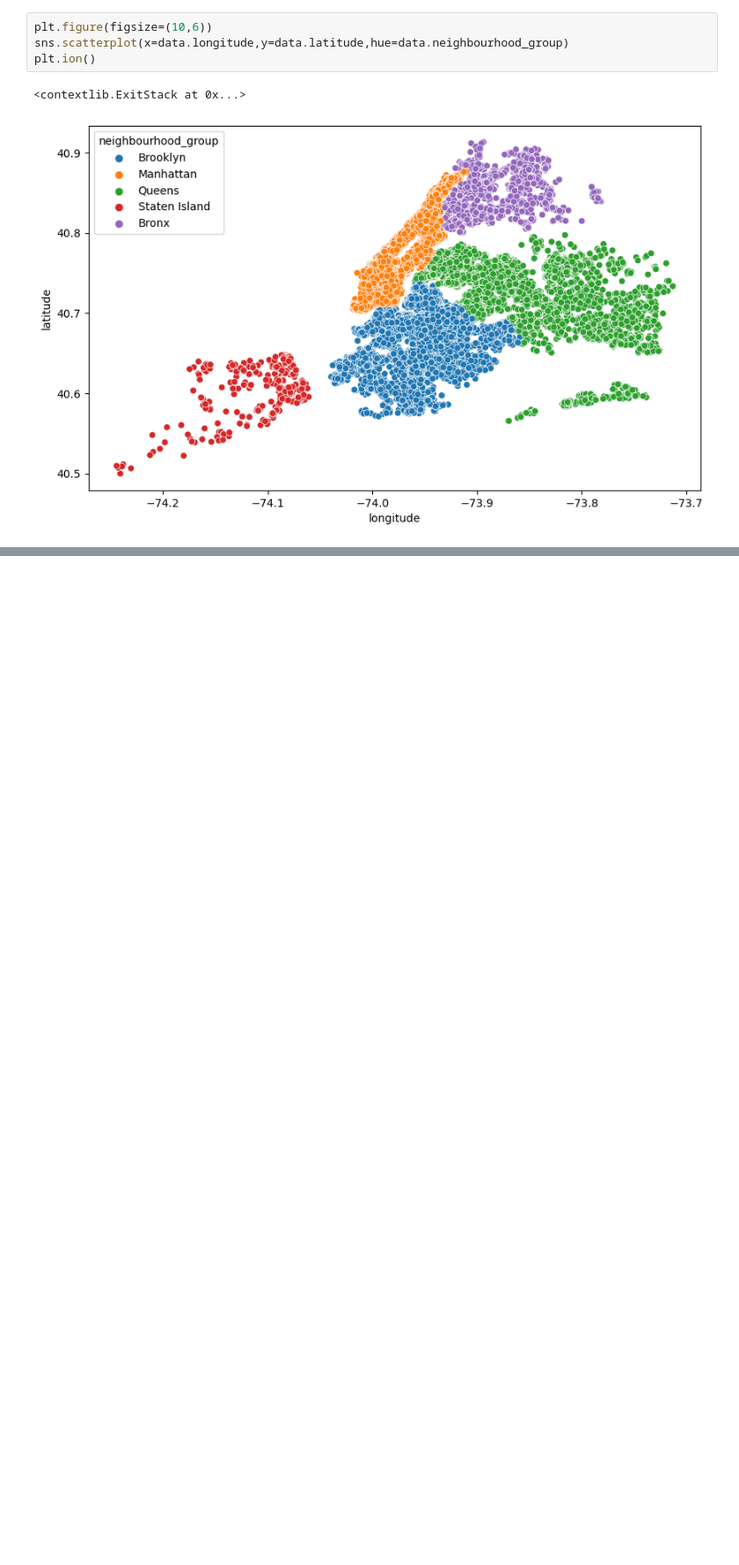
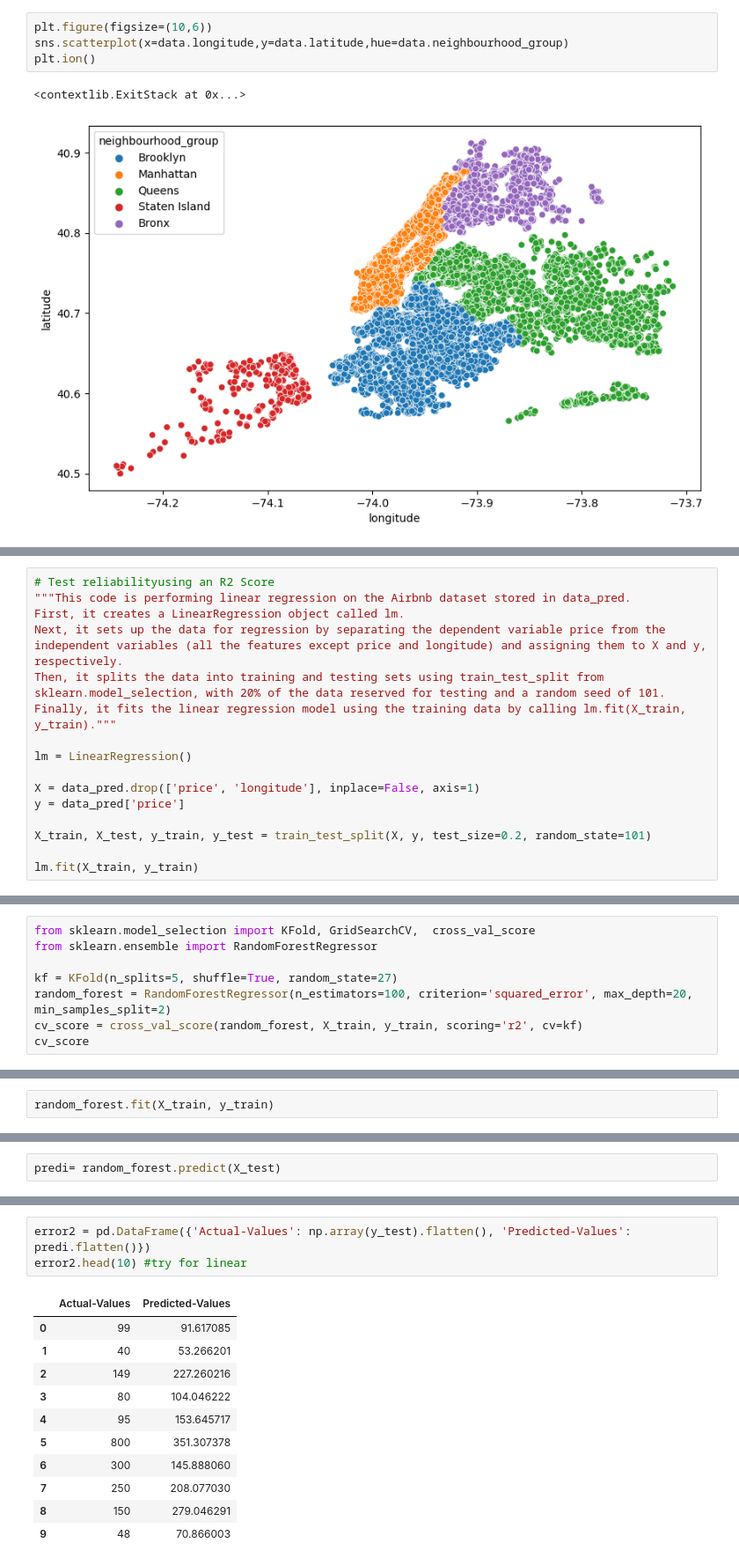
Before and after one commit to mary-vo/building-python-analytics-solution, a Jupyter notebook: model.ipynb, the cells around one changed output, grey strips where cells are left out. Shown at 88% size. Saved outputs shown, nothing was run; the diff lists cells and outputs as text; blank space fills up the shorter version.

Commit message:
uploading predictive modeling exercise

```diff
--- a/model.ipynb
+++ b/model.ipynb
@@ -115,0 +152,16 @@ plt.ion()
+# %%
+# Test reliabilityusing an R2 Score
+"""This code is performing linear regression on the Airbnb dataset stored in data_pred.
+First, it creates a LinearRegression object called lm.
+Next, it sets up the data for regression by separating the dependent variable price from the independent variables (all the features except price and longitude) and assigning them to X and y, respectively.
+Then, it splits the data into training and testing sets using train_test_split from sklearn.model_selection, with 20% of the data reserved for testing and a random seed of 101.
+Finally, it fits the linear regression model using the training data by calling lm.fit(X_train, y_train)."""
+
+lm = LinearRegression()
+
+X = data_pred.drop(['price', 'longitude'], inplace=False, axis=1)
+y = data_pred['price']
+
+X_train, X_test, y_train, y_test = train_test_split(X, y, test_size=0.2, random_state=101)
+
+lm.fit(X_train, y_train)
@@ -115,0 +192,8 @@ plt.ion()
+# %%
+from sklearn.model_selection import KFold, GridSearchCV,  cross_val_score
+from sklearn.ensemble import RandomForestRegressor
+
+kf = KFold(n_splits=5, shuffle=True, random_state=27)
+random_forest = RandomForestRegressor(n_estimators=100, criterion='squared_error', max_depth=20, min_samples_split=2)
+cv_score = cross_val_score(random_forest, X_train, y_train, scoring='r2', cv=kf)
+cv_score
@@ -115,0 +202,2 @@ plt.ion()
+# %%
+random_forest.fit(X_train, y_train)
@@ -115,0 +206,2 @@ plt.ion()
+# %%
+predi= random_forest.predict(X_test)
@@ -115,0 +225,15 @@ plt.ion()
+# %%
+error2 = pd.DataFrame({'Actual-Values': np.array(y_test).flatten(), 'Predicted-Values': predi.flatten()})
+error2.head(10) #try for linear
+# %% [output]
+|  | Actual-Values | Predicted-Values |
+| 0 | 99 | 91.617085 |
+| 1 | 40 | 53.266201 |
+| 2 | 149 | 227.260216 |
+| 3 | 80 | 104.046222 |
+| 4 | 95 | 153.645717 |
+| 5 | 800 | 351.307378 |
+| 6 | 300 | 145.888060 |
+| 7 | 250 | 208.077030 |
+| 8 | 150 | 279.046291 |
+| 9 | 48 | 70.866003 |
```
Also changed, not shown: parts of 13 cells of this notebook, 2 other files.
